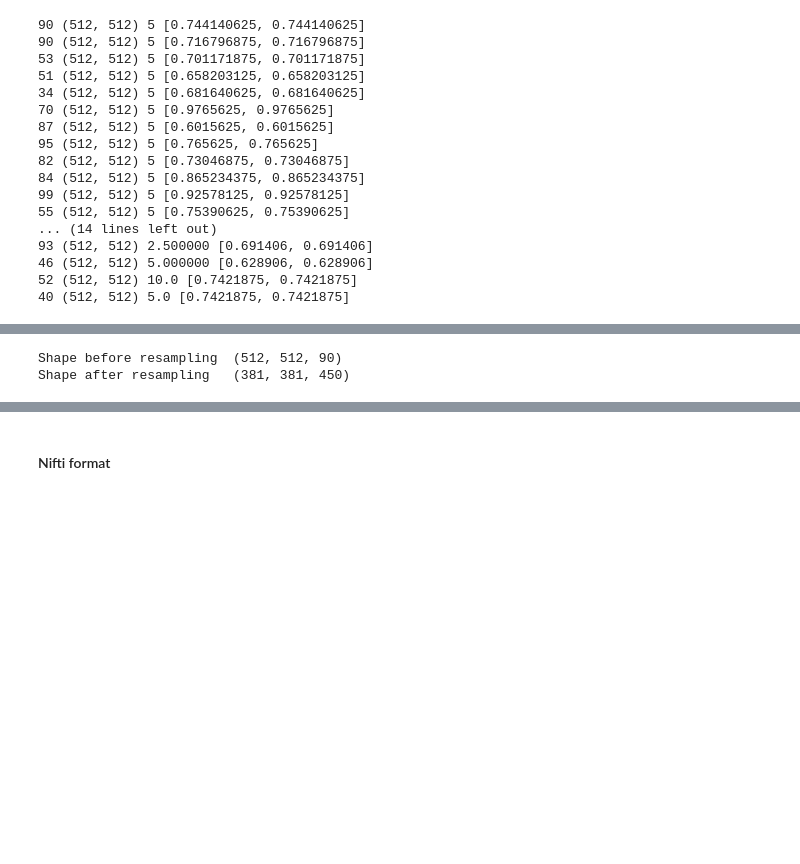
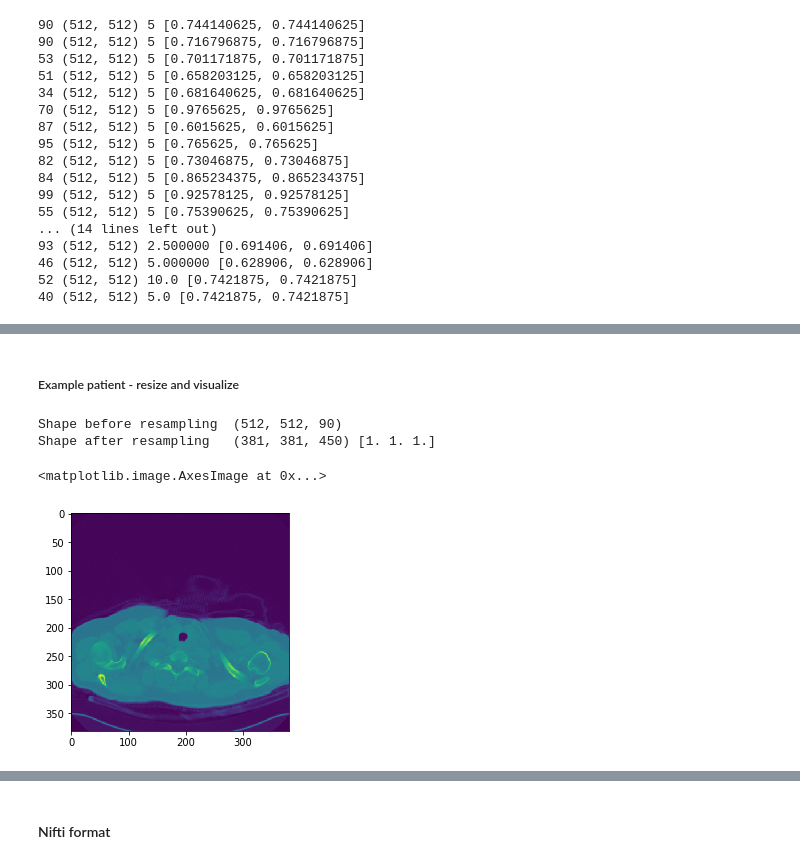
Before and after one commit to kaamka/dicom-pipeline, a Jupyter notebook: Read-and-visualize-DICOM.ipynb, the cells around one changed output, grey strips where cells are left out. Cells and saved outputs as stored; diff of their text form; code cells hidden in the pictures; blank space fills up the shorter version.

```diff
--- a/Read-and-visualize-DICOM.ipynb
+++ b/Read-and-visualize-DICOM.ipynb
@@ -588,15 +576,12 @@ array([0.74414062, 0.74414062, 5.        ])
+# %% [markdown]
+##### Example patient - resize and visualize
 # %%
-# for patient_path in LIST_PATIENTS_PATHS[:8]:
-#     slices = load_scan(patient_path)
-#     image, new_spacing = resample(slices[0].pixel_array, slices, new_spacing=[1,1,1])
-
 first_patient = load_scan(first_patient_path)
 first_patient_pixels = readDICOM3D(example_patient)
-# image, new_spacing = resample(img3D, first_patient, new_spacing=[1,1,1])
 
 pix_resampled, spacing = resample(first_patient_pixels, first_patient, [1,1,1])
 print("Shape before resampling\t", first_patient_pixels.shape)
-print("Shape after resampling\t", pix_resampled.shape)
+print("Shape after resampling\t", pix_resampled.shape, spacing)
 # %% [output]
 Shape before resampling  (512, 512, 90)
-Shape after resampling   (381, 381, 450)
+Shape after resampling   (381, 381, 450) [1. 1. 1.]
@@ -604,0 +588,5 @@ Shape after resampling   (381, 381, 450)
+# %%
+plt.imshow(pix_resampled[:, :, 0])
+# %% [output]
+<matplotlib.image.AxesImage at 0x...>
+[figure, added]
```
Also changed, not shown: parts of 34 cells of this notebook.
